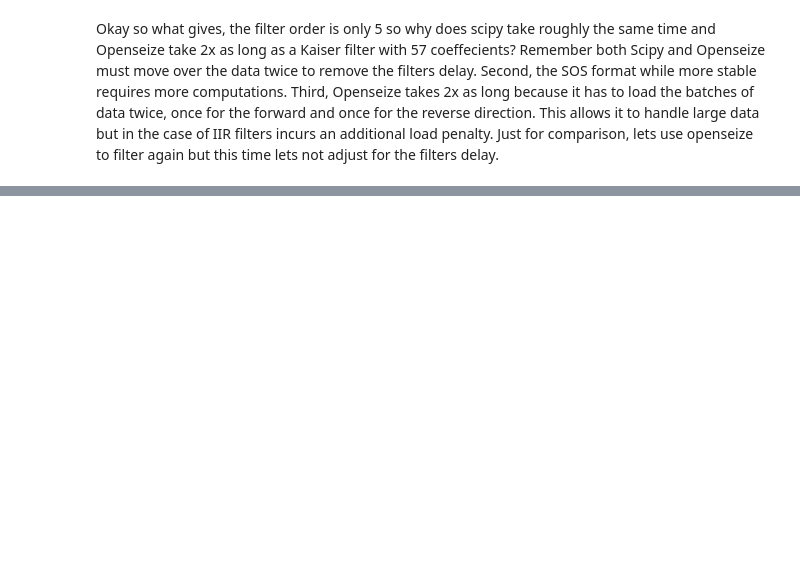
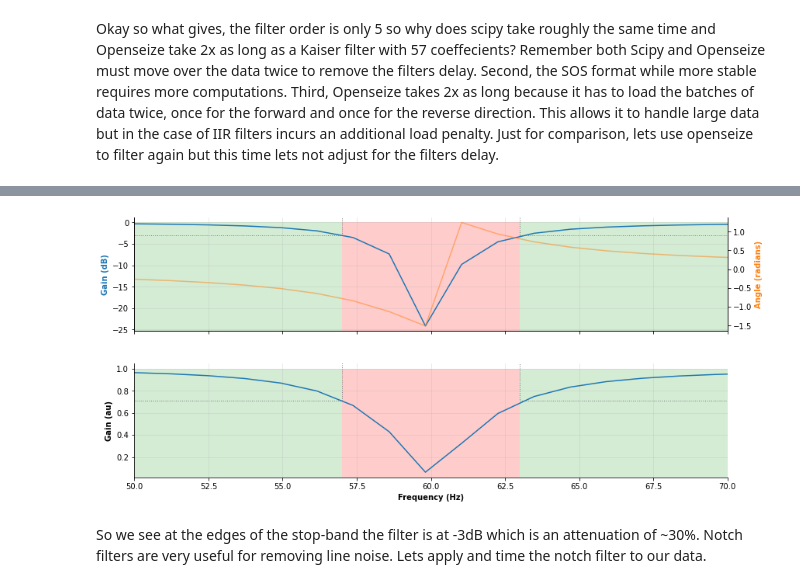
Before and after one commit to mscaudill/openseize, a Jupyter notebook: demos/filtering.ipynb, the cells around one changed output, grey strips where cells are left out. Saved outputs shown, nothing was run; the diff lists cells and outputs as text; code cells hidden in the pictures; blank space fills up the shorter version.

```diff
--- a/demos/filtering.ipynb
+++ b/demos/filtering.ipynb
@@ -1337,0 +1399,11 @@ The error here is on the last reverse direction end. OZ and SP agree if the filt
+# %%
+fig, axarr = plt.subplots(3,1, figsize=(12,8))
+
+notch.plot(axarr=axarr, show=False)
+[axarr[i].set_xlim([50, 70]) for i in range(3)]
+axarr[0].set_visible(False)
+plt.show()
+# %% [output]
+[figure, added]
+# %% [markdown]
+So we see at the edges of the stop-band the filter is at -3dB which is an attenuation of ~30%. Notch filters are very useful for removing line noise. Lets apply and time the notch filter to our data.
```
Also changed, not shown: parts of 38 cells of this notebook.
